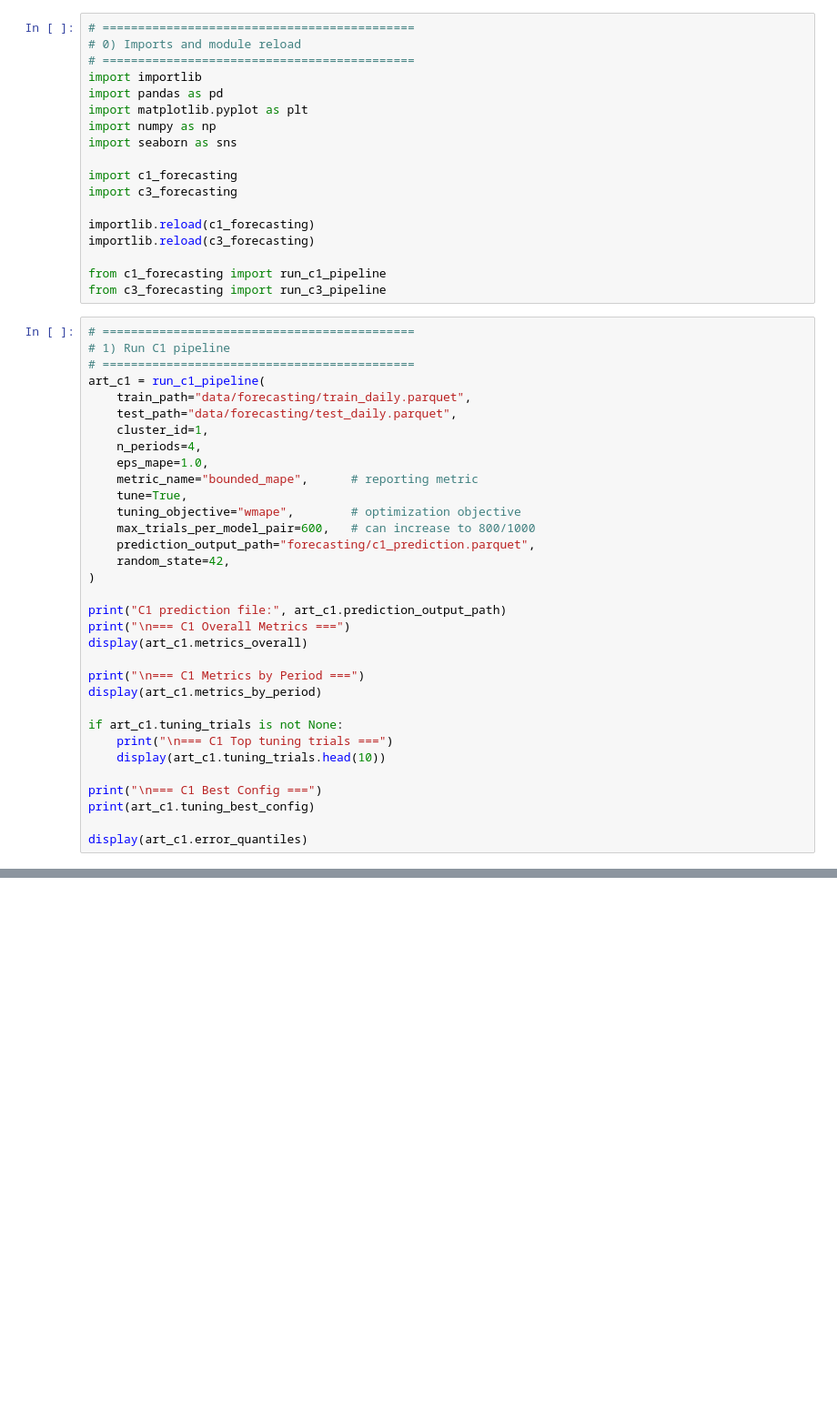
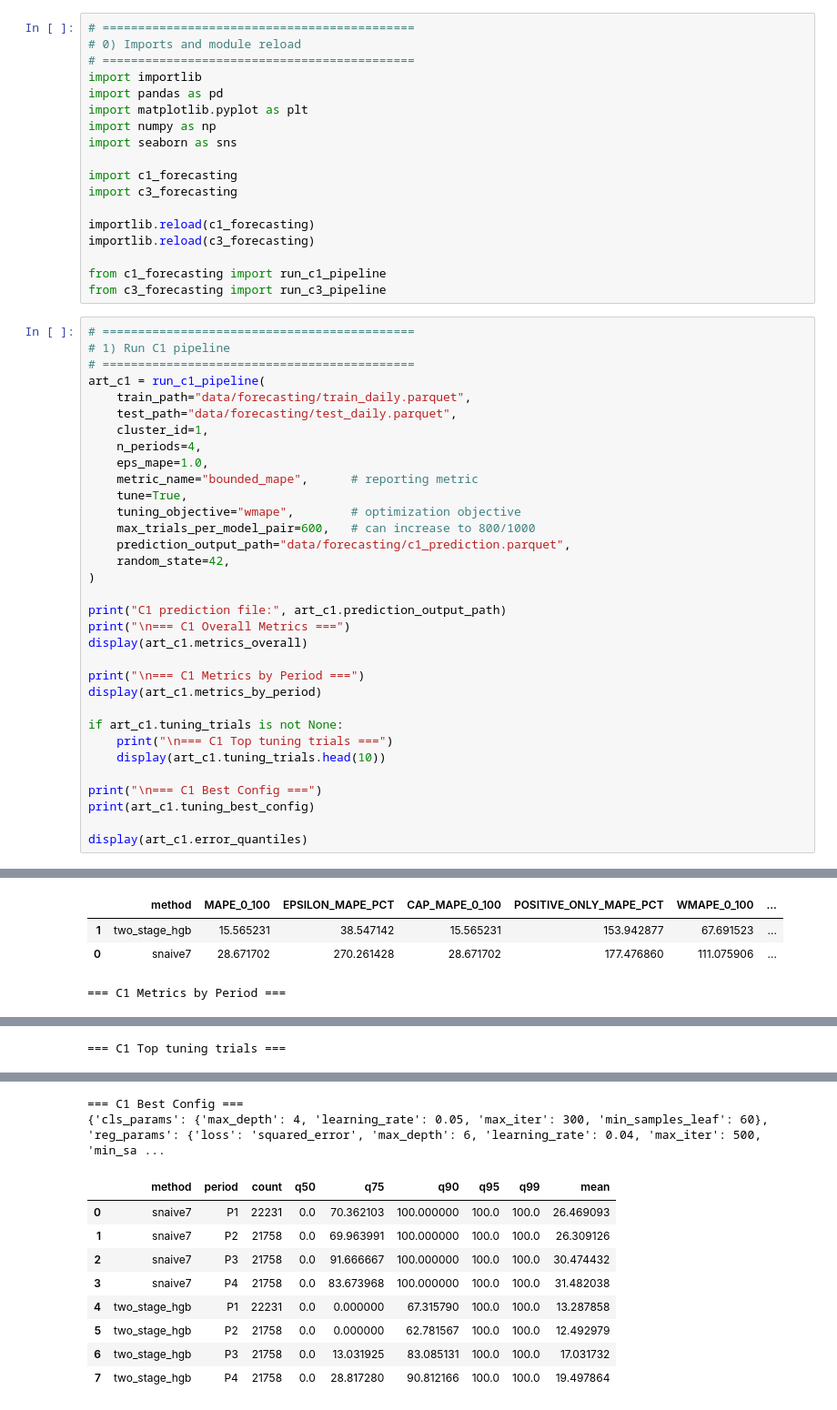
Before and after one commit to CserYe03na/Online_Retail_Forecasting, a Jupyter notebook: c1c3forecasting.ipynb, the cells around one changed output, grey strips where cells are left out. Shown at 91% size. Drawn from its saved outputs; the diff is of its cells as text; blank space fills up the shorter version.

Commit message:
add c1 c3 forecasting results and visualizations

```diff
--- a/c1c3forecasting.ipynb
+++ b/c1c3forecasting.ipynb
@@ -30,7 +30,7 @@ art_c1 = run_c1_pipeline(
     tune=True,
     tuning_objective="wmape",        # optimization objective
     max_trials_per_model_pair=600,   # can increase to 800/1000
-    prediction_output_path="forecasting/c1_prediction.parquet",
+    prediction_output_path="data/forecasting/c1_prediction.parquet",
     random_state=42,
 )
 
@@ -49,3 +49,4 @@ print("\n=== C1 Best Config ===")
 print(art_c1.tuning_best_config)
 
 display(art_c1.error_quantiles)
+# %% [output]
@@ -51,0 +56,4 @@ display(art_c1.error_quantiles)
+|  | method | MAPE_0_100 | EPSILON_MAPE_PCT | CAP_MAPE_0_100 | POSITIVE_ONLY_MAPE_PCT | WMAPE_0_100 | ... |
+| 1 | two_stage_hgb | 15.565231 | 38.547142 | 15.565231 | 153.942877 | 67.691523 | ... |
+| 0 | snaive7 | 28.671702 | 270.261428 | 28.671702 | 177.476860 | 111.075906 | ... |
+=== C1 Metrics by Period ===
@@ -51,0 +69 @@ display(art_c1.error_quantiles)
+=== C1 Top tuning trials ===
@@ -52,3 +81,14 @@ display(art_c1.error_quantiles)
+=== C1 Best Config ===
+{'cls_params': {'max_depth': 4, 'learning_rate': 0.05, 'max_iter': 300, 'min_samples_leaf': 60}, 'reg_params': {'loss': 'squared_error', 'max_depth': 6, 'learning_rate': 0.04, 'max_iter': 500, 'min_sa ...
+|  | method | period | count | q50 | q75 | q90 | q95 | q99 | mean |
+| 0 | snaive7 | P1 | 22231 | 0.0 | 70.362103 | 100.000000 | 100.0 | 100.0 | 26.469093 |
+| 1 | snaive7 | P2 | 21758 | 0.0 | 69.963991 | 100.000000 | 100.0 | 100.0 | 26.309126 |
+| 2 | snaive7 | P3 | 21758 | 0.0 | 91.666667 | 100.000000 | 100.0 | 100.0 | 30.474432 |
+| 3 | snaive7 | P4 | 21758 | 0.0 | 83.673968 | 100.000000 | 100.0 | 100.0 | 31.482038 |
+| 4 | two_stage_hgb | P1 | 22231 | 0.0 | 0.000000 | 67.315790 | 100.0 | 100.0 | 13.287858 |
+| 5 | two_stage_hgb | P2 | 21758 | 0.0 | 0.000000 | 62.781567 | 100.0 | 100.0 | 12.492979 |
+| 6 | two_stage_hgb | P3 | 21758 | 0.0 | 13.031925 | 83.085131 | 100.0 | 100.0 | 17.031732 |
+| 7 | two_stage_hgb | P4 | 21758 | 0.0 | 28.817280 | 90.812166 | 100.0 | 100.0 | 19.497864 |
 # %%
 # ============================================
 # 2) Run C3 pipeline
```
Also changed, not shown: parts of 7 cells of this notebook, 18 other files.
